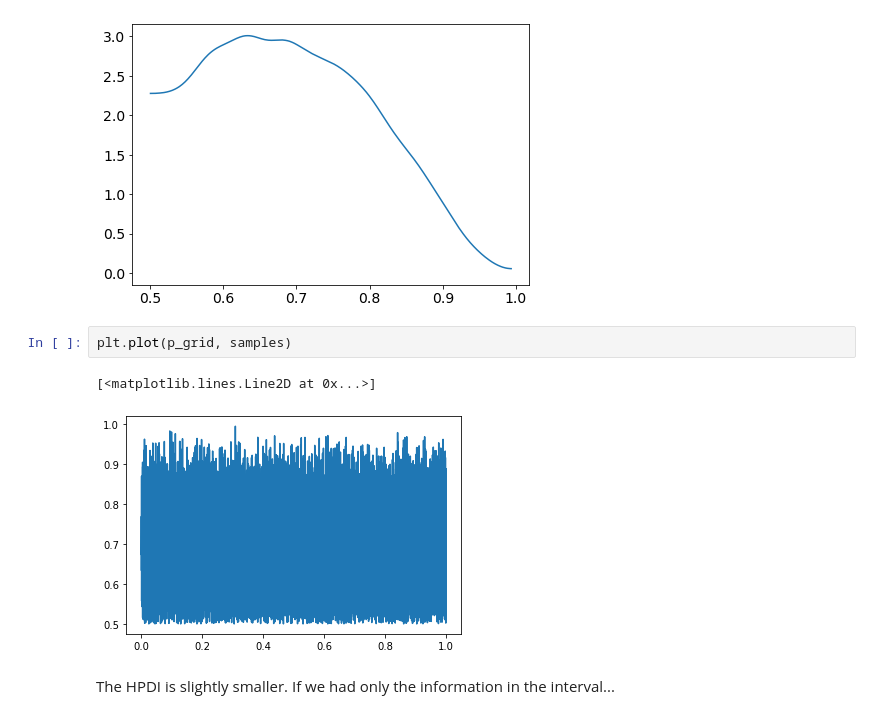
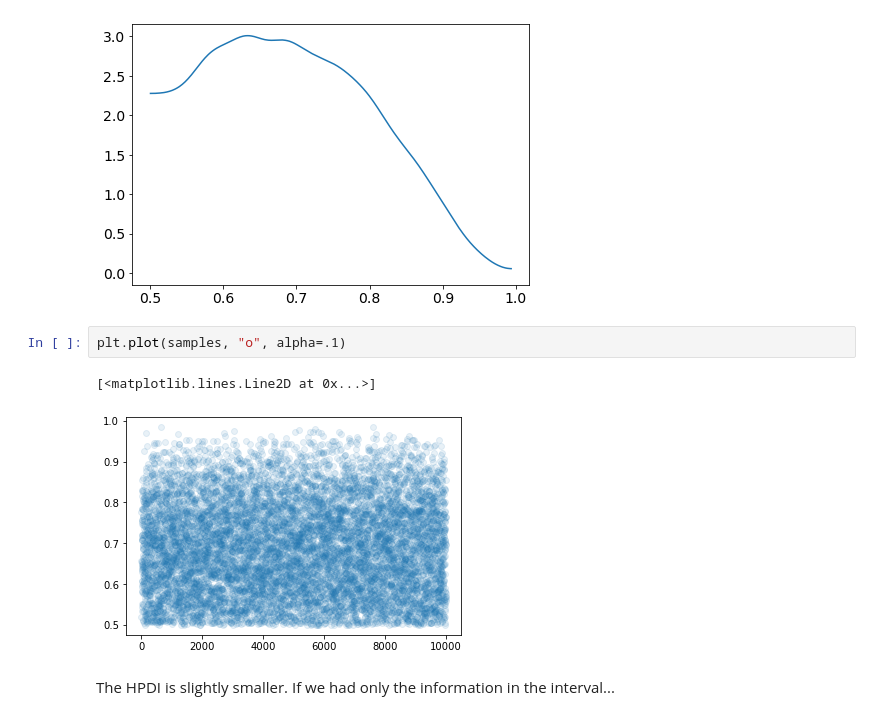
Before and after one commit to jikaasik/statistical_rethinking, a Jupyter notebook: homework_problems/week_1.ipynb, the cells around one changed output. Saved outputs shown, nothing was run; the diff lists cells and outputs as text.

```diff
--- a/homework_problems/week_1.ipynb
+++ b/homework_problems/week_1.ipynb
@@ -60,10 +60,10 @@ az.plot_kde(samples)
 <AxesSubplot:>
 [figure]
 # %%
-plt.plot(p_grid, samples)
+plt.plot(samples, "o", alpha=.1)
 # %% [output]
 [<matplotlib.lines.Line2D at 0x...>]
-[figure, old version]
+[figure, new version]
 # %% [markdown]
 The HPDI is slightly smaller. If we had only the information in the interval...
 # %% [markdown]
```
Also changed, not shown: parts of 5 cells of this notebook.
